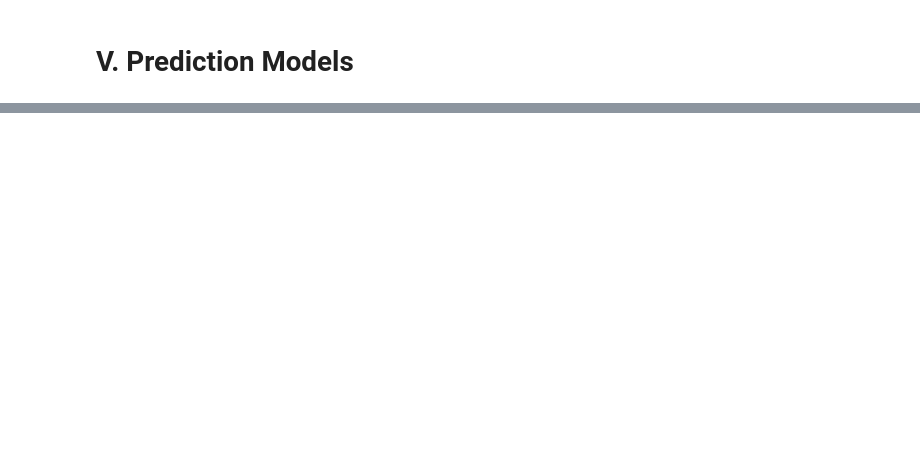
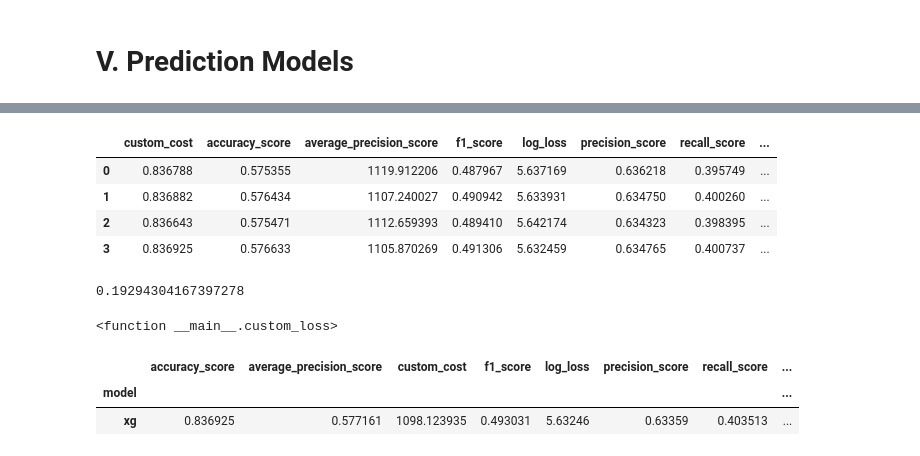
Before and after one commit to ankitagarwal/cs109a, a Jupyter notebook: Final_Project_MASTER_2_MODELS-BEN.ipynb, the cells around one changed output, grey strips where cells are left out. Saved outputs shown, nothing was run; the diff lists cells and outputs as text; code cells hidden in the pictures; blank space fills up the shorter version.

```diff
--- a/Final_Project_MASTER_2_MODELS-BEN.ipynb
+++ b/Final_Project_MASTER_2_MODELS-BEN.ipynb
@@ -312,0 +322,31 @@ plt.title("QDA Regularization: custom cost scoring metric (lower is better)")
+# %%
+xg_reg03 = xgb.XGBClassifier(nthread=-1, n_estimators=200, learning_rate=0.4, reg_lambda=0.5, colsample_bytree=0.3)
+xg_reg05 = xgb.XGBClassifier(nthread=-1, n_estimators=200, learning_rate=0.4, reg_lambda=0.5, colsample_bytree=0.5)
+xg_reg07 = xgb.XGBClassifier(nthread=-1, n_estimators=200, learning_rate=0.4, reg_lambda=0.5, colsample_bytree=0.7)
+xg_reg09 = xgb.XGBClassifier(nthread=-1, n_estimators=200, learning_rate=0.4, reg_lambda=0.5, colsample_bytree=0.9)
+
+xgb_est = compare_models([xg_reg03,xg_reg05,xg_reg07,xg_reg09],
+               ['xg_n100','xg_n150','xg_n200','xg_n250','xg_n300'],
+               [custom_cost, accuracy_score, average_precision_score, f1_score, log_loss,
+                precision_score, recall_score, roc_auc_score])
+# %%
+x_new = np.zeros((xgb_est.shape[0],8))
+x = xgb_est.values
+for i in xrange(x.shape[0]):
+    x_new[i,:]=x[i,i*8:i*8+8]
+
+xgb_est=pd.DataFrame(x_new)
+xgb_est.columns=['custom_cost', 'accuracy_score', 'average_precision_score', 'f1_score', 'log_loss',
+                'precision_score', 'recall_score', 'roc_auc_score']
+# %%
+xgb_est
+# %% [output]
+|  | custom_cost | accuracy_score | average_precision_score | f1_score | log_loss | precision_score | recall_score | ... |
+| 0 | 0.836788 | 0.575355 | 1119.912206 | 0.487967 | 5.637169 | 0.636218 | 0.395749 | ... |
+| 1 | 0.836882 | 0.576434 | 1107.240027 | 0.490942 | 5.633931 | 0.634750 | 0.400260 | ... |
+| 2 | 0.836643 | 0.575471 | 1112.659393 | 0.489410 | 5.642174 | 0.634323 | 0.398395 | ... |
+| 3 | 0.836925 | 0.576633 | 1105.870269 | 0.491306 | 5.632459 | 0.634765 | 0.400737 | ... |
+# %%
+float(sum(y_train))/float(len(y_train))
+# %% [output]
+0.19294304167397278
@@ -312,0 +367,6 @@ plt.title("QDA Regularization: custom cost scoring metric (lower is better)")
+# %%
+xg = xgb.XGBClassifier(nthread=-1,  n_estimators=200, learning_rate=0.4,
+                       reg_lambda=0.5, objective=custom_loss)
+xg.objective
+# %% [output]
+<function __main__.custom_loss>
@@ -312,0 +377,9 @@ plt.title("QDA Regularization: custom cost scoring metric (lower is better)")
+# %%
+compare_models([xg],
+               ['xg'],
+               [custom_cost, accuracy_score, average_precision_score, f1_score, log_loss,
+                precision_score, recall_score, roc_auc_score], fit=False)
+# %% [output]
+|  | accuracy_score | average_precision_score | custom_cost | f1_score | log_loss | precision_score | recall_score | ... |
+| model |  |  |  |  |  |  |  | ... |
+| xg | 0.836925 | 0.577161 | 1098.123935 | 0.493031 | 5.63246 | 0.63359 | 0.403513 | ... |
```
Also changed, not shown: parts of 21 cells of this notebook.
